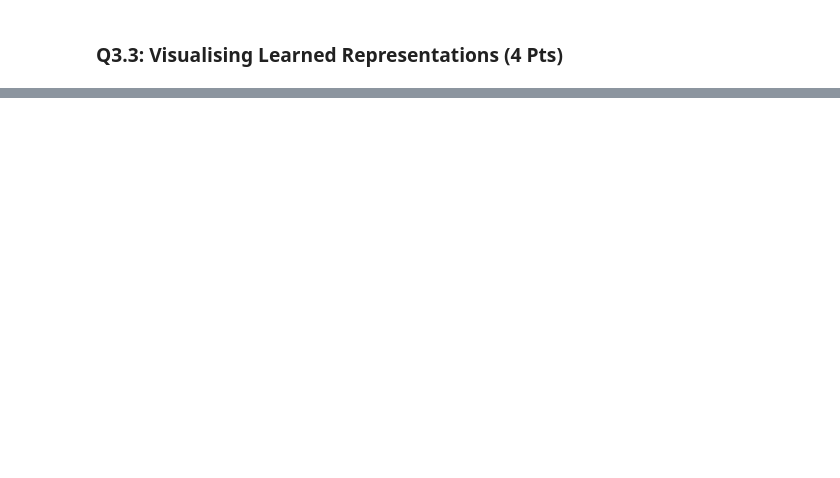
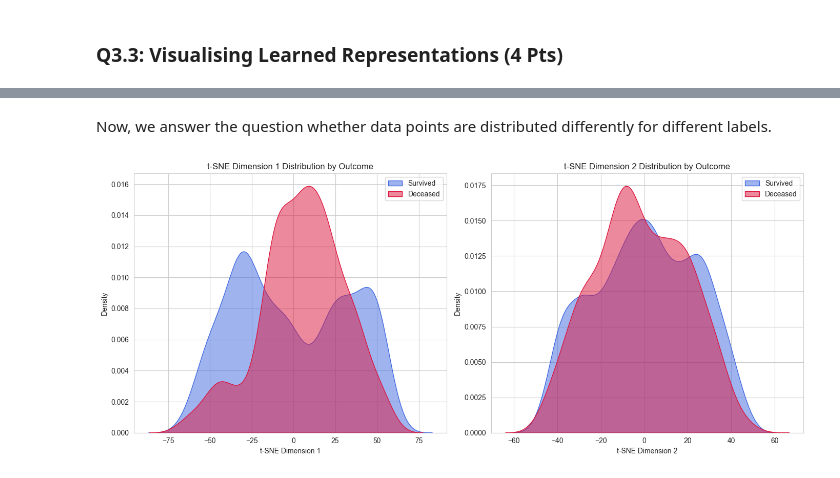
Before and after one commit to yannikc/ML4H_project1, a Jupyter notebook: q3_representation_learning.ipynb, the cells around one changed output, grey strips where cells are left out. Drawn from its saved outputs; the diff is of its cells as text; code cells hidden in the pictures; blank space fills up the shorter version.

```diff
--- a/q3_representation_learning.ipynb
+++ b/q3_representation_learning.ipynb
@@ -497,0 +599,22 @@ Linear probe evaluation complete!
+# %% [markdown]
+Now, we answer the question whether data points are distributed differently for different labels.
+# %%
+# Create a separate visualization with density plots for each class, two subplots for dimension 1 and 2
+plt.figure(figsize=(14, 6))
+for i, dim in enumerate(['x', 'y']):
+    plt.subplot(1, 2, i+1)
+    for label, color in zip([0, 1], ['royalblue', 'crimson']):
+        subset = tsne_df[tsne_df['label'] == label]
+        sns.kdeplot(subset[dim], fill=True, color=color, alpha=0.5,
+                   label='Survived' if label == 0 else 'Deceased')
+
+    plt.title(f't-SNE Dimension {i+1} Distribution by Outcome')
+    plt.xlabel(f't-SNE Dimension {i+1}')
+    plt.ylabel('Density')
+    plt.legend()
+
+plt.tight_layout()
+plt.savefig('tsne_density_by_class.png', dpi=300)
+plt.show()
+# %% [output]
+[figure, added]
```
Also changed, not shown: parts of 22 cells of this notebook.
